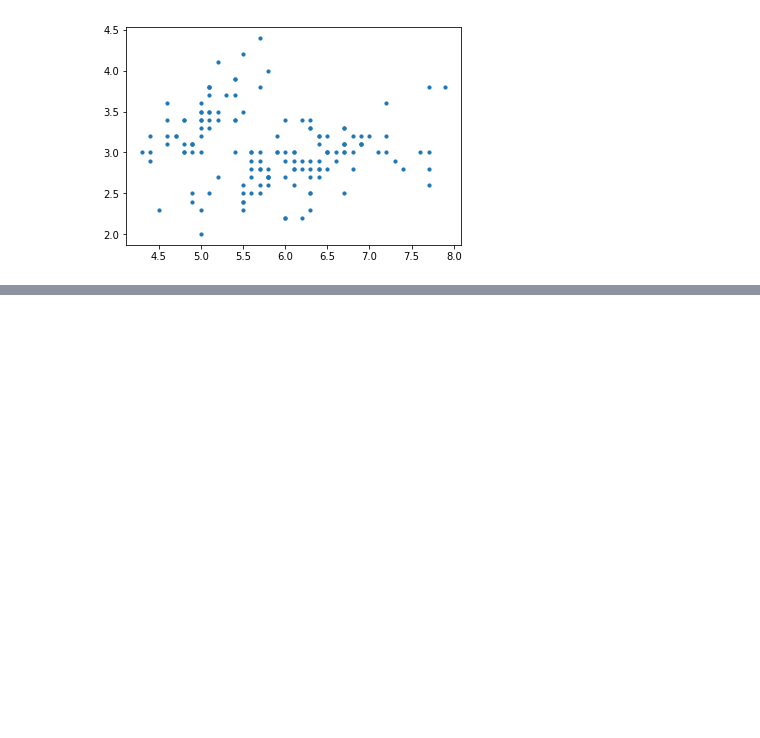
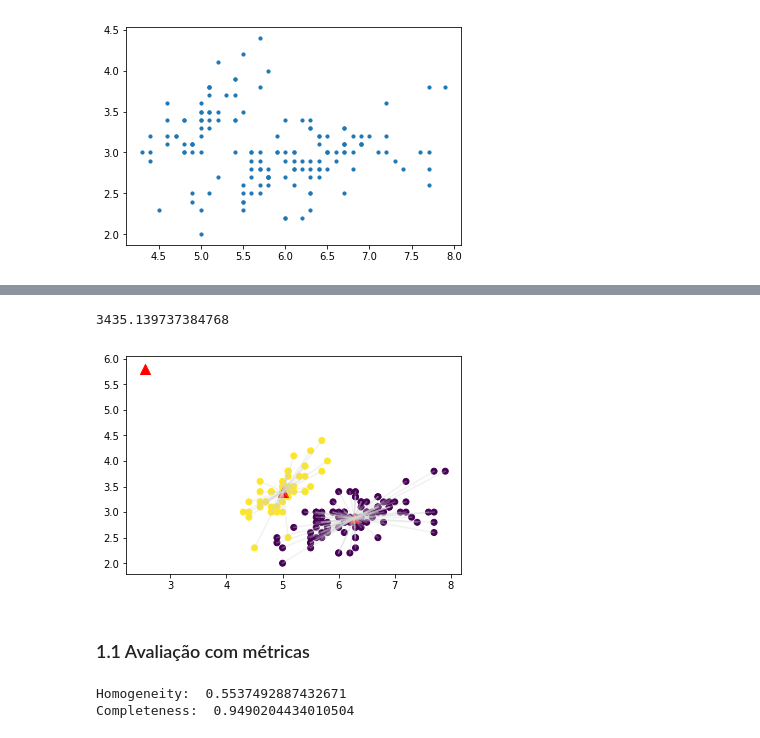
Before and after one commit to DayanaRochaM/Mineracao, a Jupyter notebook: clustering/Notebook_KMeans_Assignment_Meu_Trabalho.ipynb, the cells around one changed output, grey strips where cells are left out. Drawn from its saved outputs; the diff is of its cells as text; code cells hidden in the pictures; blank space fills up the shorter version.

```diff
--- a/clustering/Notebook_KMeans_Assignment_Meu_Trabalho.ipynb
+++ b/clustering/Notebook_KMeans_Assignment_Meu_Trabalho.ipynb
@@ -514,0 +523,22 @@ plot_all_nearest_centroids()
+# %%
+# Verificar inertia dos clusters
+inertia(dataset, centroids, nearest_indexes)
+# %% [output]
+3435.139737384768
+# %%
+# Atualizar os centroids
+nearest_indexes = all_nearest_centroids(dataset, centroids)
+centroids = update_centroids(dataset, centroids, nearest_indexes)
+
+# Verificar atualização
+plot_update()
+# %% [output]
+[figure, added]
+# %% [markdown]
+### 1.1 Avaliação com métricas
+# %%
+print("Homogeneity: " ,metrics.homogeneity_score(real, nearest_indexes))
+print("Completeness: " ,metrics.completeness_score(real, nearest_indexes))
+# %% [output]
+Homogeneity:  0.5537492887432671
+Completeness:  0.9490204434010504
```
Also changed, not shown: parts of 25 cells of this notebook, 7 other files.
